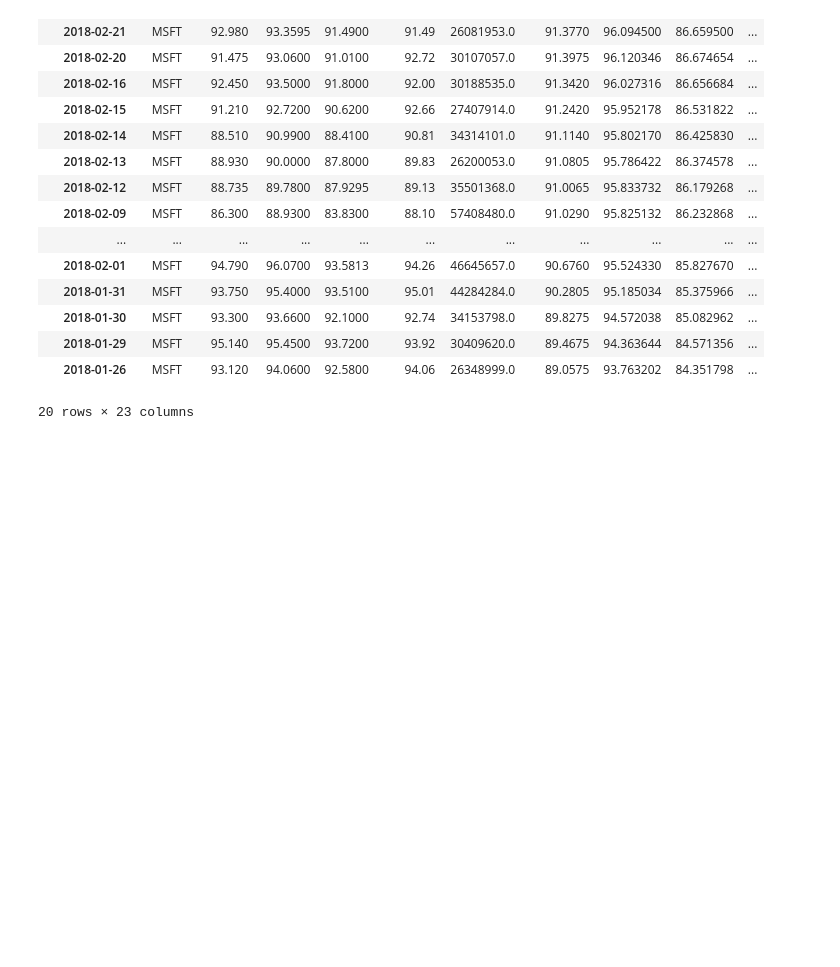
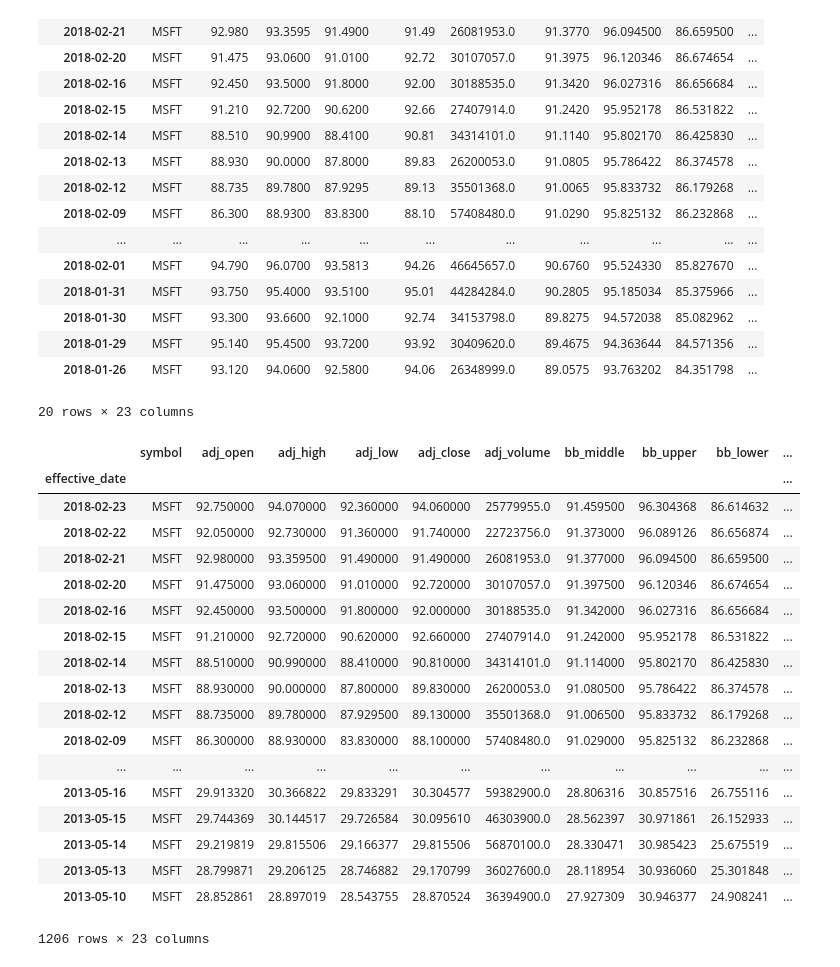
Before and after one commit to MichaelZhangCA/Jupyter.Notebook, a Jupyter notebook: Stock/plotly - multi stock chart.ipynb, the cells around one changed output. Saved outputs shown, nothing was run; the diff lists cells and outputs as text; code cells hidden in the pictures; blank space fills up the shorter version.

```diff
--- a/Stock/plotly - multi stock chart.ipynb
+++ b/Stock/plotly - multi stock chart.ipynb
@@ -18,7 +18,7 @@ def load_stockdata(symbol):
     macd.`macd_histogram` as macd, ttma.macd_histogram as wave_a, ttmb.macd_histogram as wave_b, ttmc.macd_histogram as wave_c \
     FROM \
     ( SELECT * FROM (SELECT symbol, effective_date, `adj_open`, `adj_high`, `adj_low`, `adj_close`, `adj_volume` FROM `market.stock_price` \
-      WHERE symbol = '{0}' ORDER BY effective_date DESC LIMIT 180) sub ORDER BY `effective_date` ASC ) stock \
+      WHERE symbol = '{0}' ORDER BY effective_date DESC LIMIT 18000) sub ORDER BY `effective_date` ASC ) stock \
     LEFT JOIN \
     `idc.bollinger_bands` AS bb ON bb.symbol = stock.symbol AND bb.effective_date = stock.effective_date \
     LEFT JOIN \
@@ -98,6 +98,38 @@ df.head(20)
 | 2018-01-29 | MSFT | 95.140 | 95.4500 | 93.7200 | 93.92 | 30409620.0 | 89.4675 | 94.363644 | 84.571356 | ... |
 | 2018-01-26 | MSFT | 93.120 | 94.0600 | 92.5800 | 94.06 | 26348999.0 | 89.0575 | 93.763202 | 84.351798 | ... |
 20 rows × 23 columns
+# %%
+from datetime import timedelta
+# find the last 6 month as x axis range
+range_enddate = df.index.max()
+range_startdate = range_enddate + timedelta(weeks=-24)
+
+# find the min & max in the range
+#high = df[df.index > range_startdate].adj_close.max()
+#low = df[df.index > range_startdate].adj_close.min()
+
+#df[df.index < range_enddate + timedelta(weeks=-250)]
+df.drop(df[df.index < range_enddate + timedelta(weeks=-250)].index)
+# %% [output]
+|  | symbol | adj_open | adj_high | adj_low | adj_close | adj_volume | bb_middle | bb_upper | bb_lower | ... |
+| effective_date |  |  |  |  |  |  |  |  |  | ... |
+| 2018-02-23 | MSFT | 92.750000 | 94.070000 | 92.360000 | 94.060000 | 25779955.0 | 91.459500 | 96.304368 | 86.614632 | ... |
+| 2018-02-22 | MSFT | 92.050000 | 92.730000 | 91.360000 | 91.740000 | 22723756.0 | 91.373000 | 96.089126 | 86.656874 | ... |
+| 2018-02-21 | MSFT | 92.980000 | 93.359500 | 91.490000 | 91.490000 | 26081953.0 | 91.377000 | 96.094500 | 86.659500 | ... |
+| 2018-02-20 | MSFT | 91.475000 | 93.060000 | 91.010000 | 92.720000 | 30107057.0 | 91.397500 | 96.120346 | 86.674654 | ... |
+| 2018-02-16 | MSFT | 92.450000 | 93.500000 | 91.800000 | 92.000000 | 30188535.0 | 91.342000 | 96.027316 | 86.656684 | ... |
+| 2018-02-15 | MSFT | 91.210000 | 92.720000 | 90.620000 | 92.660000 | 27407914.0 | 91.242000 | 95.952178 | 86.531822 | ... |
+| 2018-02-14 | MSFT | 88.510000 | 90.990000 | 88.410000 | 90.810000 | 34314101.0 | 91.114000 | 95.802170 | 86.425830 | ... |
+| 2018-02-13 | MSFT | 88.930000 | 90.000000 | 87.800000 | 89.830000 | 26200053.0 | 91.080500 | 95.786422 | 86.374578 | ... |
+| 2018-02-12 | MSFT | 88.735000 | 89.780000 | 87.929500 | 89.130000 | 35501368.0 | 91.006500 | 95.833732 | 86.179268 | ... |
+| 2018-02-09 | MSFT | 86.300000 | 88.930000 | 83.830000 | 88.100000 | 57408480.0 | 91.029000 | 95.825132 | 86.232868 | ... |
+| ... | ... | ... | ... | ... | ... | ... | ... | ... | ... | ... |
+| 2013-05-16 | MSFT | 29.913320 | 30.366822 | 29.833291 | 30.304577 | 59382900.0 | 28.806316 | 30.857516 | 26.755116 | ... |
+| 2013-05-15 | MSFT | 29.744369 | 30.144517 | 29.726584 | 30.095610 | 46303900.0 | 28.562397 | 30.971861 | 26.152933 | ... |
+| 2013-05-14 | MSFT | 29.219819 | 29.815506 | 29.166377 | 29.815506 | 56870100.0 | 28.330471 | 30.985423 | 25.675519 | ... |
+| 2013-05-13 | MSFT | 28.799871 | 29.206125 | 28.746882 | 29.170799 | 36027600.0 | 28.118954 | 30.936060 | 25.301848 | ... |
+| 2013-05-10 | MSFT | 28.852861 | 28.897019 | 28.543755 | 28.870524 | 36394900.0 | 27.927309 | 30.946377 | 24.908241 | ... |
+1206 rows × 23 columns
 # %%
 #[macd, up in df.macd_histogram, df.macd_up]
 df.to_csv("GPC.csv")
```
Also changed, not shown: 17 other files.
